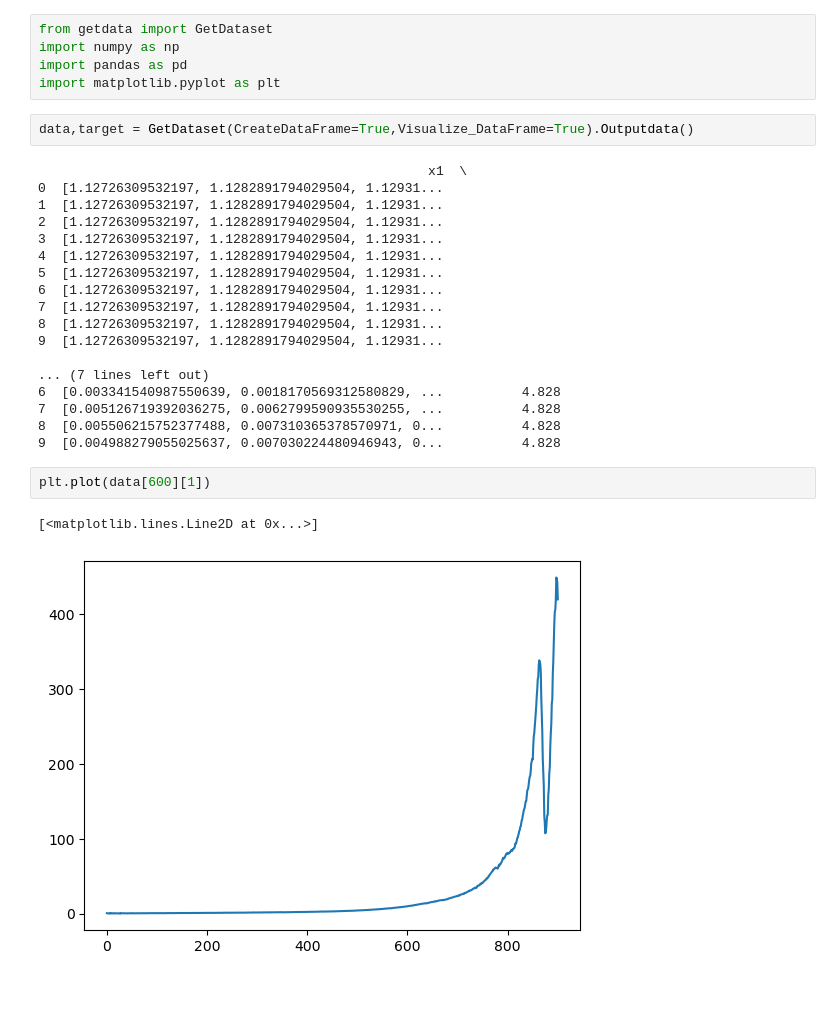
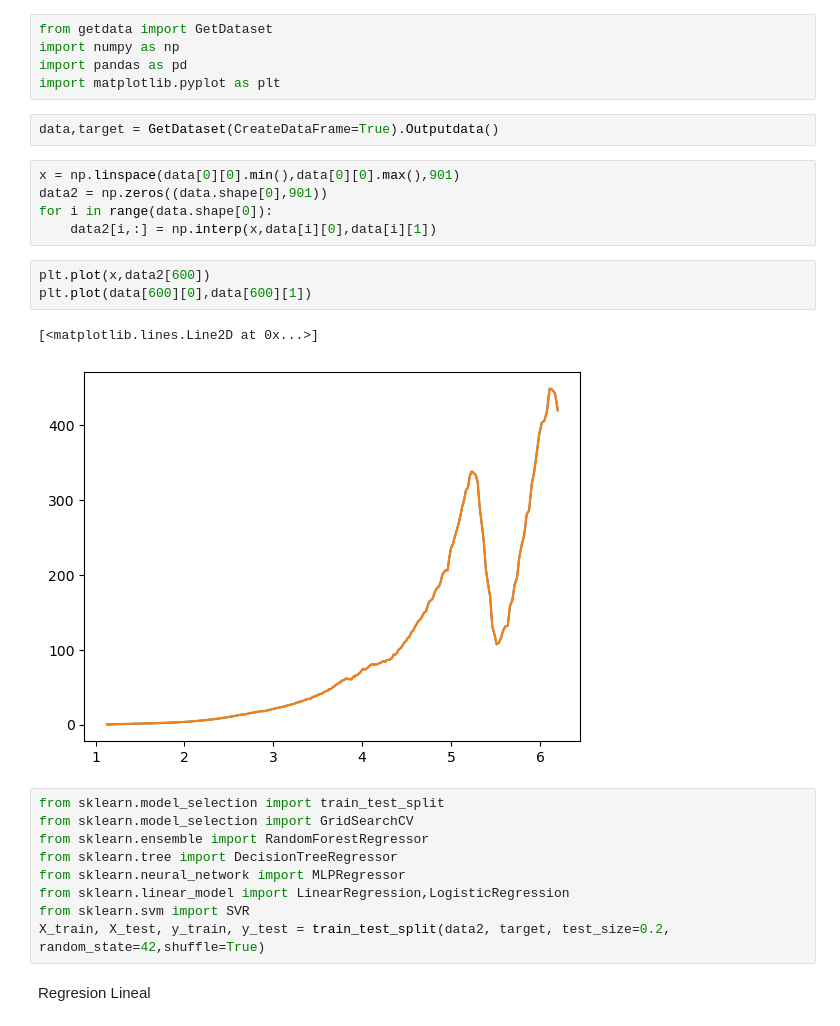
Before and after one commit to WilhelmBuitrago/BandGap-Prediction, a Jupyter notebook: code/BandGap-Prediction.ipynb, the cells around one changed output. Drawn from its saved outputs; the diff is of its cells as text; blank space fills up the shorter version.

```diff
--- a/code/BandGap-Prediction.ipynb
+++ b/code/BandGap-Prediction.ipynb
@@ -4,27 +4,26 @@ import numpy as np
 import pandas as pd
 import matplotlib.pyplot as plt
 # %%
-data,target = GetDataset(CreateDataFrame=True,Visualize_DataFrame=True).Outputdata()
+data,target = GetDataset(CreateDataFrame=True).Outputdata()
-# %% [output]
-                                                  x1  \
-0  [1.12726309532197, 1.1282891794029504, 1.12931...
-1  [1.12726309532197, 1.1282891794029504, 1.12931...
-2  [1.12726309532197, 1.1282891794029504, 1.12931...
-3  [1.12726309532197, 1.1282891794029504, 1.12931...
-4  [1.12726309532197, 1.1282891794029504, 1.12931...
-5  [1.12726309532197, 1.1282891794029504, 1.12931...
-6  [1.12726309532197, 1.1282891794029504, 1.12931...
-7  [1.12726309532197, 1.1282891794029504, 1.12931...
-8  [1.12726309532197, 1.1282891794029504, 1.12931...
-9  [1.12726309532197, 1.1282891794029504, 1.12931...
-
-... (7 lines left out)
-6  [0.003341540987550639, 0.0018170569312580829, ...          4.828
-7  [0.005126719392036275, 0.0062799590935530255, ...          4.828
-8  [0.005506215752377488, 0.007310365378570971, 0...          4.828
-9  [0.004988279055025637, 0.007030224480946943, 0...          4.828
+# %%
+x = np.linspace(data[0][0].min(),data[0][0].max(),901)
+data2 = np.zeros((data.shape[0],901))
+for i in range(data.shape[0]):
+    data2[i,:] = np.interp(x,data[i][0],data[i][1])
 # %%
-plt.plot(data[600][1])
+plt.plot(x,data2[600])
+plt.plot(data[600][0],data[600][1])
 # %% [output]
 [<matplotlib.lines.Line2D at 0x...>]
-[figure, old version]
+[figure, new version]
+# %%
+from sklearn.model_selection import train_test_split
+from sklearn.model_selection import GridSearchCV
+from sklearn.ensemble import RandomForestRegressor
+from sklearn.tree import DecisionTreeRegressor
+from sklearn.neural_network import MLPRegressor
+from sklearn.linear_model import LinearRegression,LogisticRegression
+from sklearn.svm import SVR
+X_train, X_test, y_train, y_test = train_test_split(data2, target, test_size=0.2, random_state=42,shuffle=True)
+# %% [markdown]
+Regresion Lineal
```
Also changed, not shown: parts of 11 cells of this notebook.
